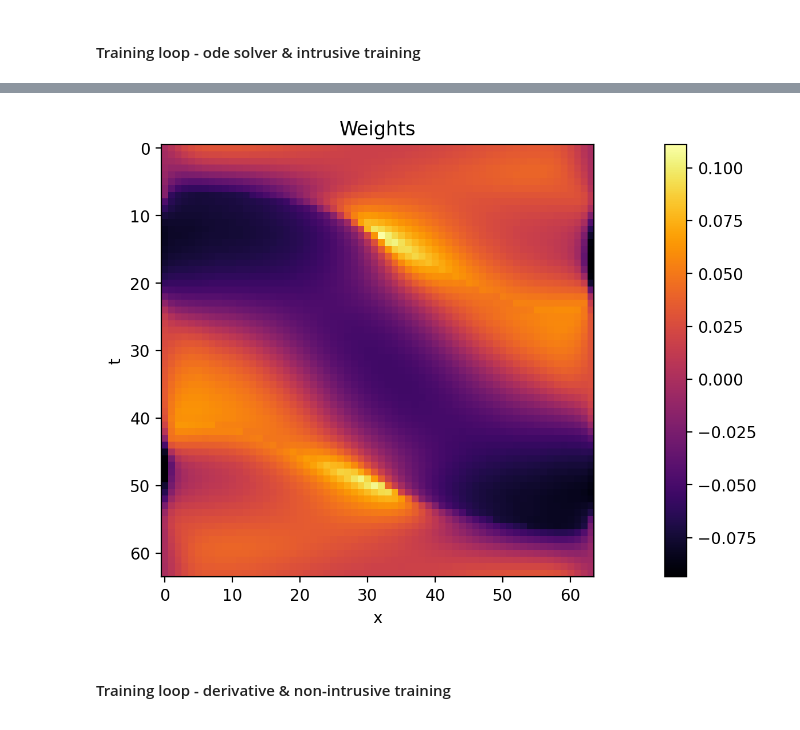
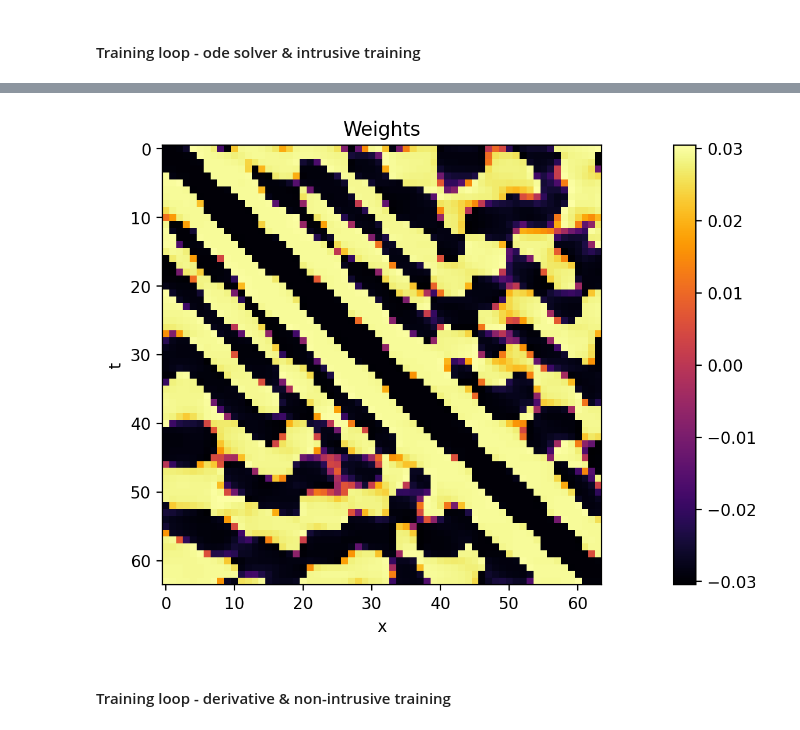
Before and after one commit to vdesgrange/closure-model, a Jupyter notebook: experiments/python_src/heat_equation_ode_solver_experiments.ipynb, the cells around one changed output, grey strips where cells are left out. Cells and saved outputs as stored; diff of their text form; code cells hidden in the pictures.

```diff
--- a/experiments/python_src/heat_equation_ode_solver_experiments.ipynb
+++ b/experiments/python_src/heat_equation_ode_solver_experiments.ipynb
@@ -92,7 +92,7 @@ show_state(u, 'u')
 Several training datasets of high-dimension are generated, downsampled and compare to coarse grid solution as a point of comparison.
 # %%
 #training_set = generate_heat_training_dataset(t_max, t_min, x_max, x_min, t_n, x_n, 64, 1, k, './dataset/high_dim_init_training_set2.pt')
-training_set = read_dataset('dataset/analytical_init_training_set.pt')
+training_set = read_dataset('dataset/test.pt') # analytical_init_training_set
 # %%
 def coarse_reference(t_max, t_min, x_max, x_min, t_n, x_n, dataset, show=False):
     batch_size = len(dataset)
@@ -195,8 +206,6 @@ def training_ode_solver_net(net, epochs, t_n, x_n, dataset, val_epoch=10):
         net.train()
         np.random.shuffle(training_set_idx)
         for i in training_set_idx:
-            # === Randomness ====
-            rand = -1
             t, bu, _, _ = dataset[i]
             tr_t =  t[tr_min_t:tr_max_t]
             tr_b0 = bu[tr_min_t, :]
@@ -204,14 +213,8 @@ def training_ode_solver_net(net, epochs, t_n, x_n, dataset, val_epoch=10):
             #tr_t_eval, pred_u = net(tr_b0, tr_t)
             pred_u = odeint_adjoint(net, tr_b0, tr_t)
 
-            noise = torch.from_numpy(np.random.rand(tr_max_t - tr_min_t, x_n) * 1e-6).float()
-            loss += loss_fn(pred_u + noise, tr_bu) + 1e-5 * sum([torch.sum(p.pow(2.)) for p in net.parameters()])
-
-#             if e > val_epoch:
-#                 print(tr_t)
-#                 show_state(bu.detach().numpy().T, 'Real', 't', 'x', None)
-#                 show_state(tr_bu.detach().numpy().T, 'Real sample', 't', 'x', None)
-#                 show_state(pred_u.detach().numpy().T, 'Determined sample', 't', 'x', None)
+            # noise = torch.from_numpy(np.random.rand(tr_max_t - tr_min_t, x_n) * 1e-6).float()
+            loss += loss_fn(pred_u, tr_bu) #+ 1e-5 * sum([torch.sum(p.pow(2.)) for p in net.parameters()])
 
         loss_tot += loss.item()
         loss.backward(retain_graph=True)
@@ -226,22 +229,17 @@ def training_ode_solver_net(net, epochs, t_n, x_n, dataset, val_epoch=10):
             with torch.no_grad():
                 for j in training_set_idx:
                     t, bu, _, _ = dataset[j]
-                    val_t = t[tr_max_t:-1]
+                    val_t = t[tr_max_t:]
                     val_b0 = bu[tr_max_t, :]
-                    val_bu = bu[tr_max_t:-1, :]
-                    # val_t_eval, val_pred_u = net(val_b0, val_t)
+                    val_bu = bu[tr_max_t:, :]
                     val_pred_u = odeint_adjoint(net, tr_b0, tr_t)
                     val_loss = loss_fn(val_pred_u, val_bu)
                     val_loss_tot += val_loss.item()
 
-#                     show_state(bu.detach().numpy().T, 'Real', 't', 'x', None)
-#                     show_state(val_bu.detach().numpy().T, 'Real sample', 't', 'x', None)
-#                     show_state(val_pred_u.T, 'Determined sample', 't', 'x', None)
-
                 print('Epoch %d validation loss %f'%(e, float(val_loss_tot / float(training_batch_size))))
 
         if e % 10 == 0:
-            sample_t, sample_b0, sample_real = get_heat_batch(t_max, t_min, x_max, x_min, t_n, x_n, -1, 2, k)
+            sample_t, sample_b0, sample_real = get_heat_batch(t_max, t_min, x_max, x_min, t_n, x_n, -1, 1, k)
             # _, sample_pred = net(torch.from_numpy(sample_b0).float(), sample_t)
             sample_pred = odeint_adjoint(net, torch.from_numpy(sample_b0).float(), sample_t)
             show_state(sample_real.T, 'Real', 't', 'x', None)
@@ -251,5 +249,5 @@ def training_ode_solver_net(net, epochs, t_n, x_n, dataset, val_epoch=10):
 # %%
 # net = get_net(x_n)
 net = ODEModel(x_n)
-F2 = training_ode_solver_net(net, 40, t_n, x_n, training_set, 20)
+F2 = training_ode_solver_net(net, 10, t_n, x_n, training_set, 1)
 # %% [output]
@@ -295,7 +285,7 @@ show_state(sample_pred.detach().numpy().T, 'Determined', 't', 'x', None)
 # %%
-show_state(F.vf.vf.vf[0].weight.detach().numpy(), "Weights")
+show_state(F2.net[0].weight.detach().numpy(), "Weights")
 # %% [output]
-[figure, old version]
+[figure, new version]
 # %% [markdown]
 #### Training loop - derivative & non-intrusive training
 # %%
```
Also changed, not shown: parts of 6 cells of this notebook, 2 other files.
